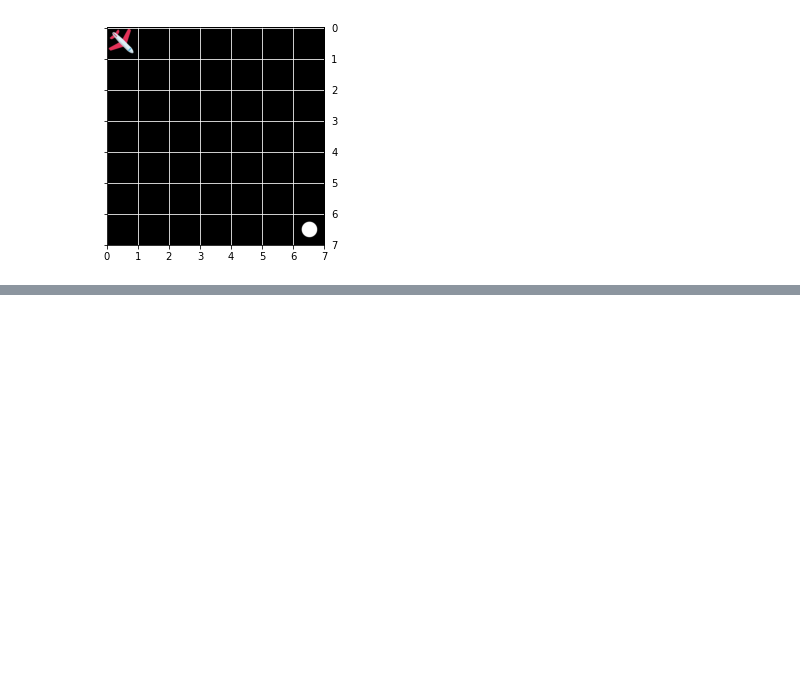
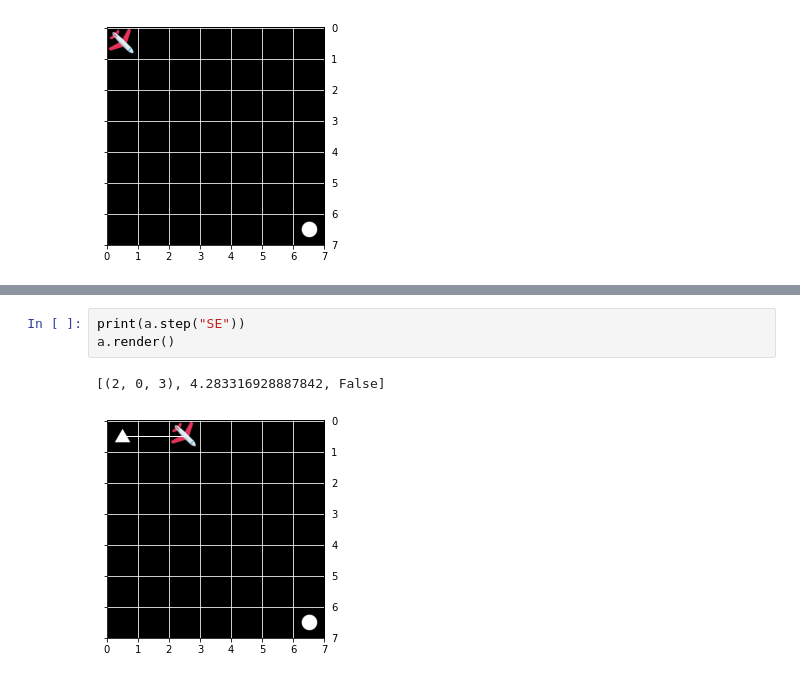
Before and after one commit to TheBlackCat22/Wind-Energy-based-Path-Planning-For-UAV, a Jupyter notebook: main.ipynb, the cells around one changed output, grey strips where cells are left out. Drawn from its saved outputs; the diff is of its cells as text; blank space fills up the shorter version.

```diff
--- a/main.ipynb
+++ b/main.ipynb
@@ -88,0 +22,6 @@ array([6, 2])
+# %%
+print(a.step("SE"))
+a.render()
+# %% [output]
+[(2, 0, 3), 4.283316928887842, False]
+[figure, added]
```
Also changed, not shown: parts of 22 cells of this notebook, 1 other file.
